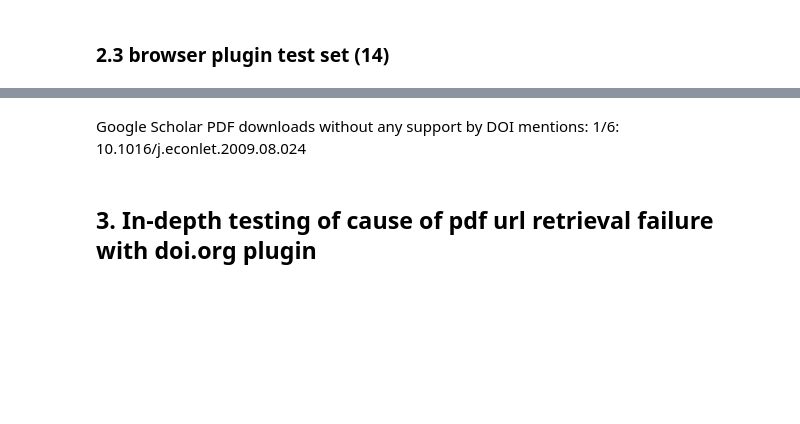
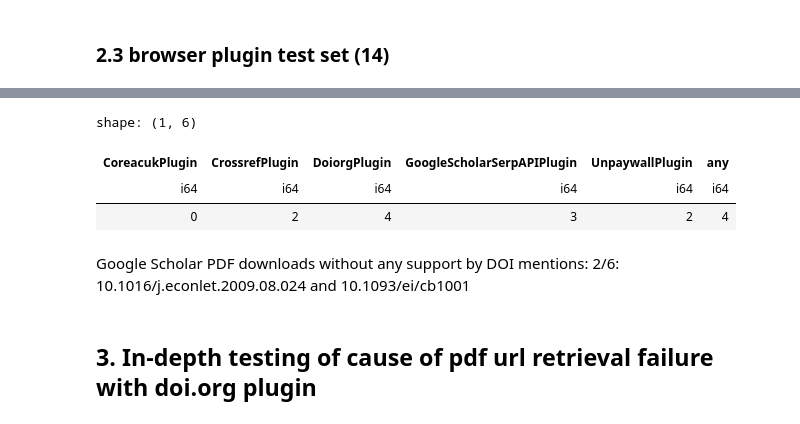
Before and after one commit to escience-tmsr/doi-downloader, a Jupyter notebook: notebooks/test.ipynb, the cells around one changed output, grey strips where cells are left out. Drawn from its saved outputs; the diff is of its cells as text; code cells hidden in the pictures; blank space fills up the shorter version.

```diff
--- a/notebooks/test.ipynb
+++ b/notebooks/test.ipynb
@@ -207,7 +221,7 @@ doi_plugin_df = pl.DataFrame([{"doi": "10.1613/jair.49"},
                               {"doi": "10.2174/2213476X07666200423081738"},
                               {"doi": "10.1504/EJIM.2025.150039"}])
 # %%
-pdf_urls, target_locations = await check_plugin_access(doi_plugin_df)
+pdf_urls, target_locations, pdf_has_doi = await check_plugin_access(doi_plugin_df)
 # %% [output]
 1. 10.1613/jair.49
 [coreacuk] Unauthorized access. Check your API key.
@@ -231,5 +257,12 @@ count_successes(target_locations)
+# %%
+count_successes(pdf_has_doi)
+# %% [output]
+shape: (1, 6)
+| CoreacukPlugin | CrossrefPlugin | DoiorgPlugin | GoogleScholarSerpAPIPlugin | UnpaywallPlugin | any |
+| i64 | i64 | i64 | i64 | i64 | i64 |
+| 0 | 2 | 4 | 3 | 2 | 4 |
 # %% [markdown]
-Google Scholar PDF downloads without any support by DOI mentions: 1/6: 10.1016/j.econlet.2009.08.024
+Google Scholar PDF downloads without any support by DOI mentions: 2/6: 10.1016/j.econlet.2009.08.024 and 10.1093/ei/cb1001
 # %% [markdown]
 ## 3. In-depth testing of cause of pdf url retrieval failure with doi.org plugin
 # %%
```
Also changed, not shown: parts of 12 cells of this notebook, 4 other files.
